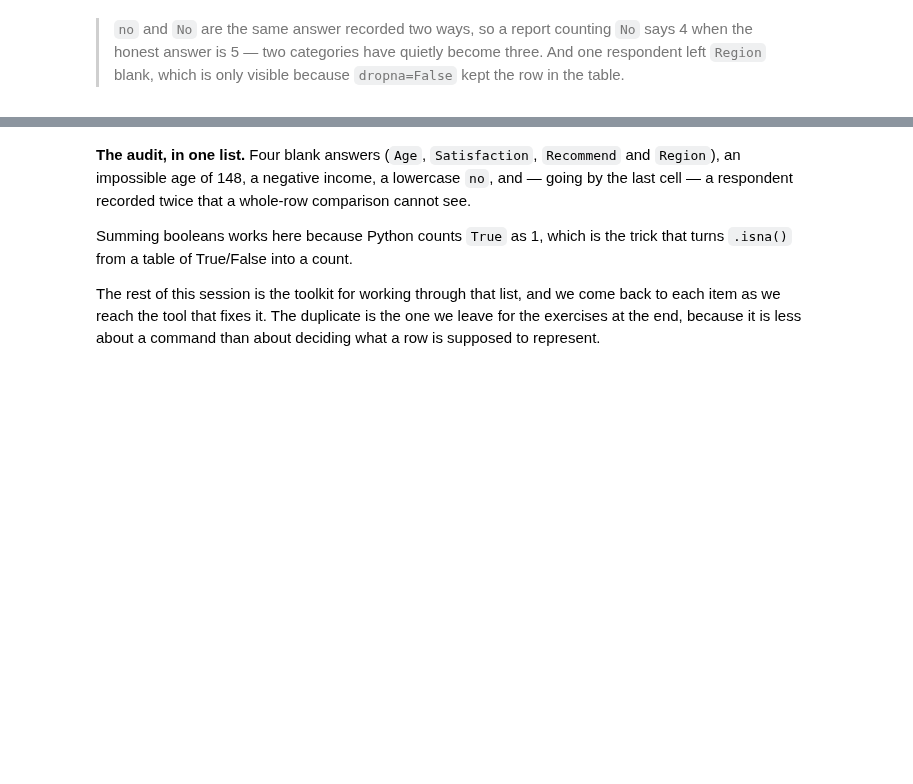
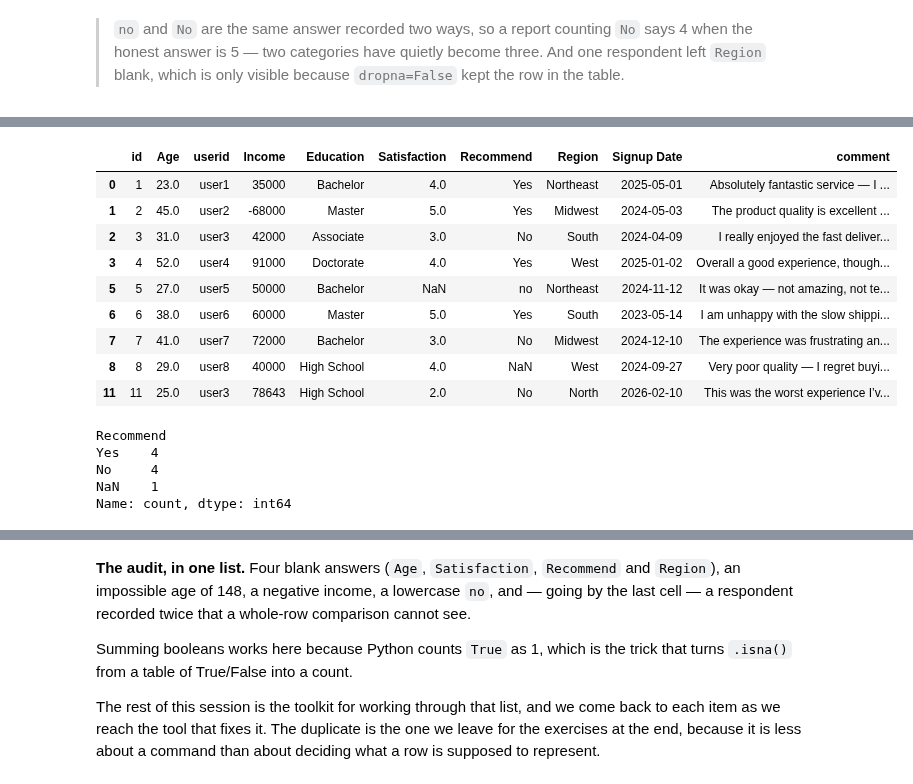
Before and after one commit to laglead/IS834_Fall_2026, a Jupyter notebook: Session 04 - Pandas II - Cleaning and Preparation/04_Analytics_with_pandas.ipynb, the cells around one changed output, grey strips where cells are left out. Drawn from its saved outputs; the diff is of its cells as text; code cells hidden in the pictures; blank space fills up the shorter version.

```diff
--- a/Session 04 - Pandas II - Cleaning and Preparation/04_Analytics_with_pandas.ipynb
+++ b/Session 04 - Pandas II - Cleaning and Preparation/04_Analytics_with_pandas.ipynb
@@ -117,4 +173,26 @@ df.isna().sum()
 # %%
 # "Duplicate" depends on what you compare: whole rows, or the id meant to identify one person.
-print(df.duplicated().sum())
-print(df.duplicated(subset='id').sum())
+df_cleaned = df.drop_duplicates(['id'])
+df_cleaned = df_cleaned[df_cleaned['Age'] < 120]
+df_cleaned = df_cleaned[df_cleaned['Age'] > 0]
+df_cleaned
+# %% [output]
+|  | id | Age | userid | Income | Education | Satisfaction | Recommend | Region | Signup Date | comment |
+| 0 | 1 | 23.0 | user1 | 35000 | Bachelor | 4.0 | Yes | Northeast | 2025-05-01 | Absolutely fantastic service — I ... |
+| 1 | 2 | 45.0 | user2 | -68000 | Master | 5.0 | Yes | Midwest | 2024-05-03 | The product quality is excellent ... |
+| 2 | 3 | 31.0 | user3 | 42000 | Associate | 3.0 | No | South | 2024-04-09 | I really enjoyed the fast deliver... |
+| 3 | 4 | 52.0 | user4 | 91000 | Doctorate | 4.0 | Yes | West | 2025-01-02 | Overall a good experience, though... |
+| 5 | 5 | 27.0 | user5 | 50000 | Bachelor | NaN | no | Northeast | 2024-11-12 | It was okay — not amazing, not te... |
+| 6 | 6 | 38.0 | user6 | 60000 | Master | 5.0 | Yes | South | 2023-05-14 | I am unhappy with the slow shippi... |
+| 7 | 7 | 41.0 | user7 | 72000 | Bachelor | 3.0 | No | Midwest | 2024-12-10 | The experience was frustrating an... |
+| 8 | 8 | 29.0 | user8 | 40000 | High School | 4.0 | NaN | West | 2024-09-27 | Very poor quality — I regret buyi... |
+| 11 | 11 | 25.0 | user3 | 78643 | High School | 2.0 | No | North | 2026-02-10 | This was the worst experience I’v... |
+# %%
+df_cleaned.Recommend = df_cleaned.Recommend.replace('no', 'No')
+print(df_cleaned.Recommend.value_counts(dropna=False))
+# %% [output]
+Recommend
+Yes    4
+No     4
+NaN    1
+Name: count, dtype: int64
```
Also changed, not shown: parts of 8 cells of this notebook.
